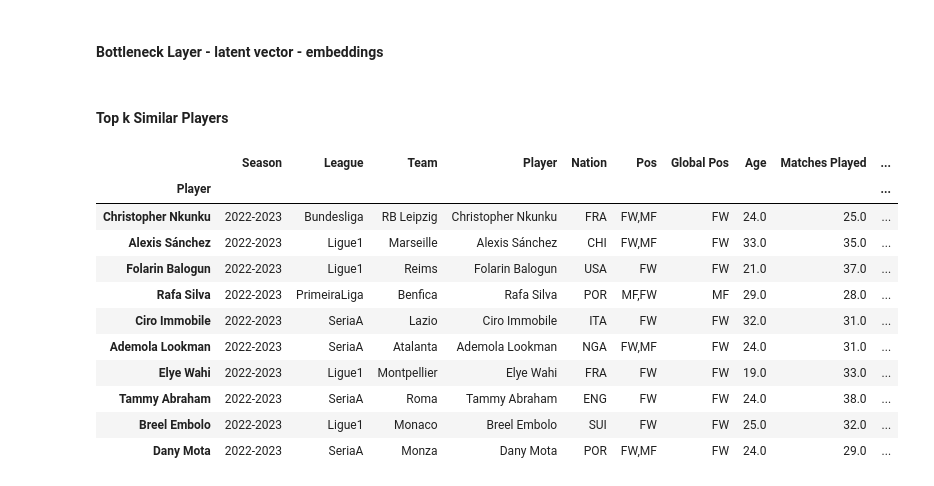
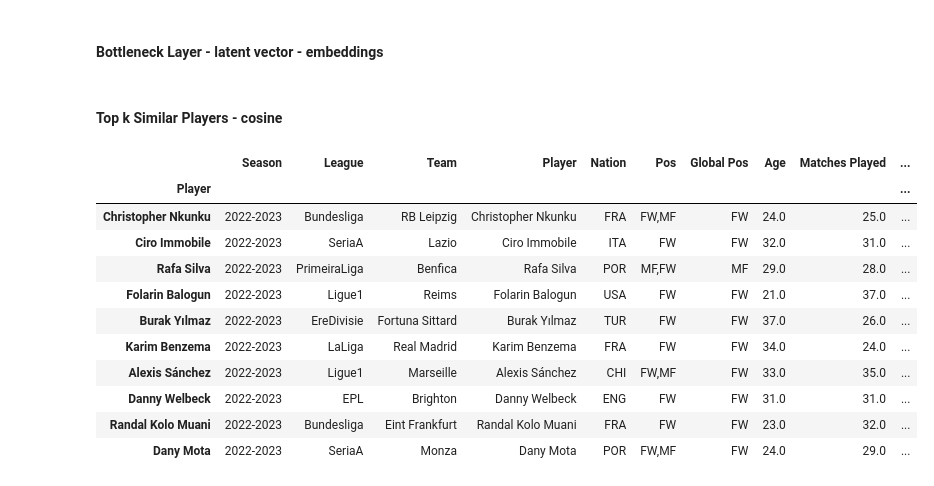
Before and after one commit to allorenz/football-player-similarity, a Jupyter notebook: src/weighted_autoencoder.ipynb, the cells around one changed output. Cells and saved outputs as stored; diff of their text form; code cells hidden in the pictures.

```diff
--- a/src/weighted_autoencoder.ipynb
+++ b/src/weighted_autoencoder.ipynb
@@ -105,10 +105,7 @@ dataloader = DataLoader(dataset, batch_size=batch_size, shuffle=True)
 # %%
 # focus on carry dimension
 weight_dimension= ['Carries_TotDist', 'Carries_PrgDist', 'Carries_PrgC', 'Carries_1/3']
-
-start_idx = df.columns.get_loc(weight_dimension[0])
-end_idx = df.columns.get_loc(weight_dimension[-1])
-start_idx, end_idx
+start_idx, end_idx = utils.get_feature_indices(df, weight_dimension)
 
 def add_weights_to_feature(start_idx, end_idx, df):
     feature_weights = [1] * df.shape[1]
@@ -176,26 +173,26 @@ Epoch [50/50], Loss: 0.2775
 # Pushing whole data set through network to get latent vector
 embeddings = model.get_embeddings(data_tensor)
 # %% [markdown]
-#### Top k Similar Players
+#### Top k Similar Players - cosine
 # %%
-top_k_similar_players = utils.get_top_k_similar_players(
+top_k_similar_players_cosine = utils.get_top_k_similar_players(
     embeddings=embeddings,
     query_index=795,
     player_info=player_info,
     top_k=10
 )
 
-top_k_similar_players
+top_k_similar_players_cosine
 # %% [output]
 |  | Season | League | Team | Player | Nation | Pos | Global Pos | Age | Matches Played | ... |
 | Player |  |  |  |  |  |  |  |  |  | ... |
 | Christopher Nkunku | 2022-2023 | Bundesliga | RB Leipzig | Christopher Nkunku | FRA | FW,MF | FW | 24.0 | 25.0 | ... |
+| Ciro Immobile | 2022-2023 | SeriaA | Lazio | Ciro Immobile | ITA | FW | FW | 32.0 | 31.0 | ... |
+| Rafa Silva | 2022-2023 | PrimeiraLiga | Benfica | Rafa Silva | POR | MF,FW | MF | 29.0 | 28.0 | ... |
+| Folarin Balogun | 2022-2023 | Ligue1 | Reims | Folarin Balogun | USA | FW | FW | 21.0 | 37.0 | ... |
+| Burak Yılmaz | 2022-2023 | EreDivisie | Fortuna Sittard | Burak Yılmaz | TUR | FW | FW | 37.0 | 26.0 | ... |
+| Karim Benzema | 2022-2023 | LaLiga | Real Madrid | Karim Benzema | FRA | FW | FW | 34.0 | 24.0 | ... |
 | Alexis Sánchez | 2022-2023 | Ligue1 | Marseille | Alexis Sánchez | CHI | FW,MF | FW | 33.0 | 35.0 | ... |
-| Folarin Balogun | 2022-2023 | Ligue1 | Reims | Folarin Balogun | USA | FW | FW | 21.0 | 37.0 | ... |
-| Rafa Silva | 2022-2023 | PrimeiraLiga | Benfica | Rafa Silva | POR | MF,FW | MF | 29.0 | 28.0 | ... |
-| Ciro Immobile | 2022-2023 | SeriaA | Lazio | Ciro Immobile | ITA | FW | FW | 32.0 | 31.0 | ... |
-| Ademola Lookman | 2022-2023 | SeriaA | Atalanta | Ademola Lookman | NGA | FW,MF | FW | 24.0 | 31.0 | ... |
-| Elye Wahi | 2022-2023 | Ligue1 | Montpellier | Elye Wahi | FRA | FW | FW | 19.0 | 33.0 | ... |
-| Tammy Abraham | 2022-2023 | SeriaA | Roma | Tammy Abraham | ENG | FW | FW | 24.0 | 38.0 | ... |
-| Breel Embolo | 2022-2023 | Ligue1 | Monaco | Breel Embolo | SUI | FW | FW | 25.0 | 32.0 | ... |
+| Danny Welbeck | 2022-2023 | EPL | Brighton | Danny Welbeck | ENG | FW | FW | 31.0 | 31.0 | ... |
+| Randal Kolo Muani | 2022-2023 | Bundesliga | Eint Frankfurt | Randal Kolo Muani | FRA | FW | FW | 23.0 | 32.0 | ... |
 | Dany Mota | 2022-2023 | SeriaA | Monza | Dany Mota | POR | FW,MF | FW | 24.0 | 29.0 | ... |
```
Also changed, not shown: parts of 15 cells of this notebook, 2 other files.
